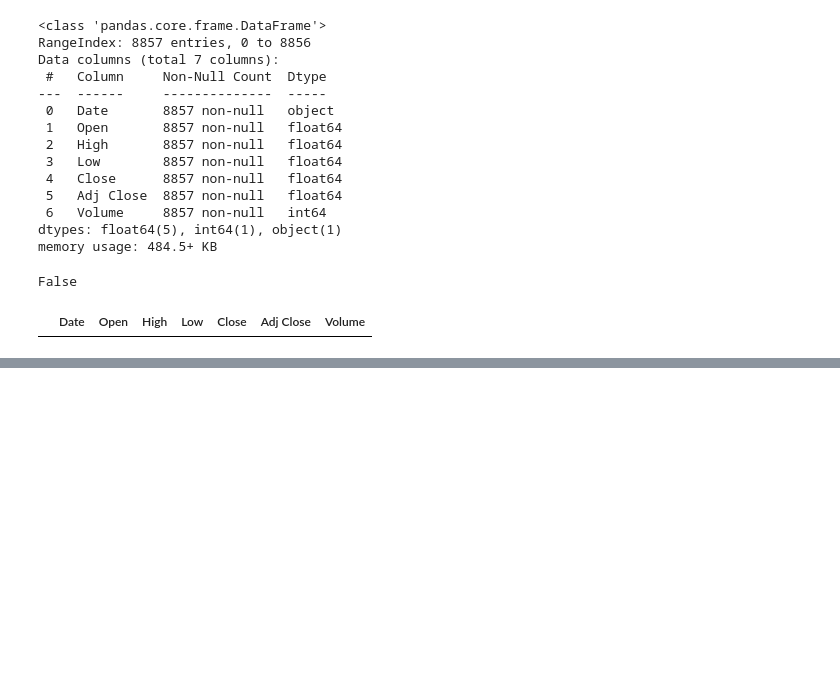
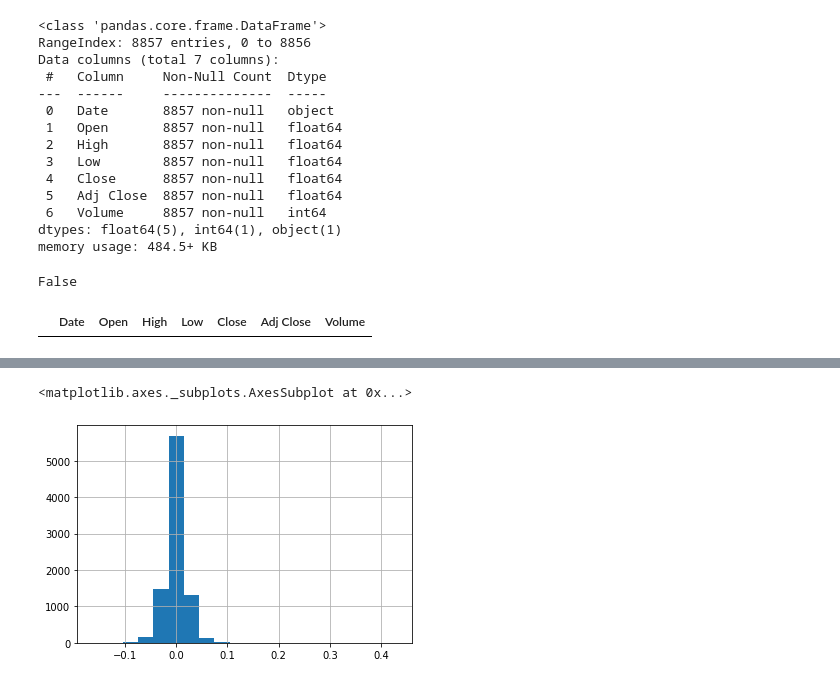
Before and after one commit to Technocolabs100/Prediction-of-Stock-Price-Movement-based-on-trading-DS-II, a Jupyter notebook: Datasets/Data cleaning of MSFT.ipynb, the cells around one changed output, grey strips where cells are left out. Saved outputs shown, nothing was run; the diff lists cells and outputs as text; code cells hidden in the pictures; blank space fills up the shorter version.

```diff
--- a/Datasets/Data cleaning of MSFT.ipynb
+++ b/Datasets/Data cleaning of MSFT.ipynb
@@ -65,0 +126,5 @@ df.describe()
+# %%
+df['Daily Returns'].hist(bins=20)
+# %% [output]
+<matplotlib.axes._subplots.AxesSubplot at 0x...>
+[figure, added]
```
Also changed, not shown: parts of 16 cells of this notebook, 1 other file.
